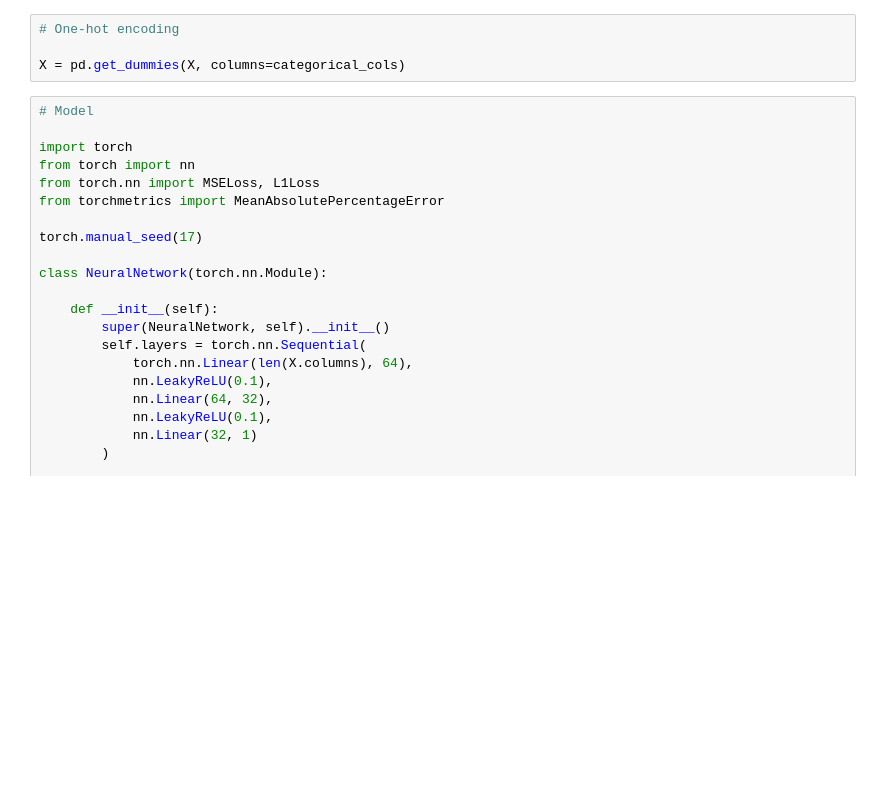
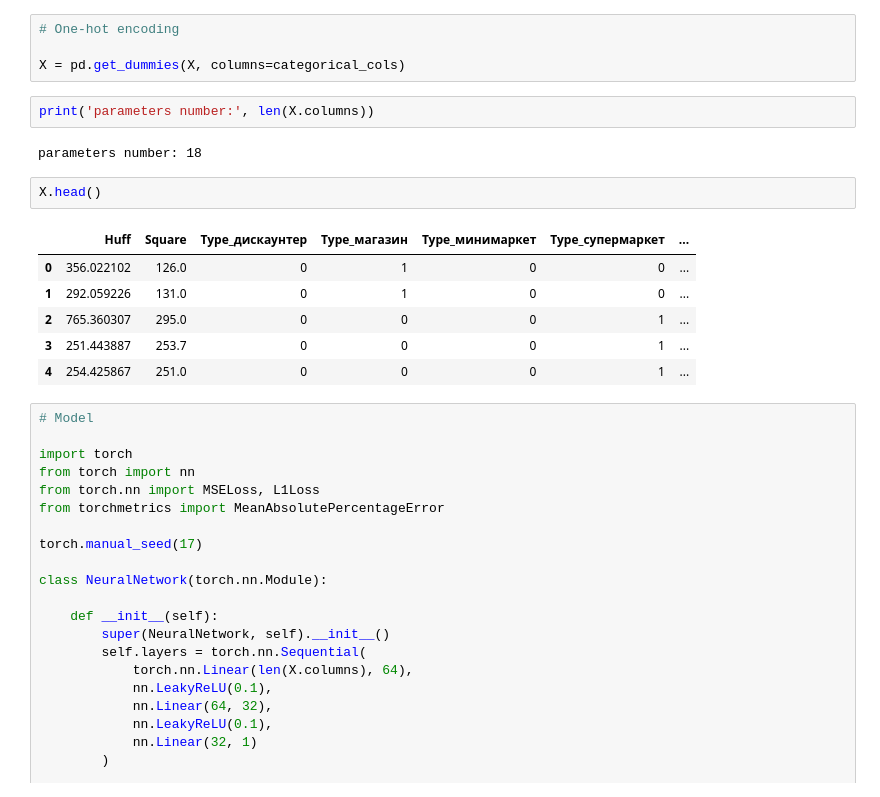
Before and after one commit to HSEGeoMarketing/FinalRepository, a Jupyter notebook: Prediction-and-map/model_nn.ipynb, the cells around one changed output. Cells and saved outputs as stored; diff of their text form; blank space fills up the shorter version.

```diff
--- a/Prediction-and-map/model_nn.ipynb
+++ b/Prediction-and-map/model_nn.ipynb
@@ -97,6 +97,19 @@ X.head()
 # One-hot encoding
 
 X = pd.get_dummies(X, columns=categorical_cols)
+# %%
+print('parameters number:', len(X.columns))
+# %% [output]
+parameters number: 18
+# %%
+X.head()
+# %% [output]
+|  | Huff | Square | Type_дискаунтер | Type_магазин | Type_минимаркет | Type_супермаркет | ... |
+| 0 | 356.022102 | 126.0 | 0 | 1 | 0 | 0 | ... |
+| 1 | 292.059226 | 131.0 | 0 | 1 | 0 | 0 | ... |
+| 2 | 765.360307 | 295.0 | 0 | 0 | 0 | 1 | ... |
+| 3 | 251.443887 | 253.7 | 0 | 0 | 0 | 1 | ... |
+| 4 | 254.425867 | 251.0 | 0 | 0 | 0 | 1 | ... |
 # %%
 # Model
 
```
Also changed, not shown: parts of 2 cells of this notebook, 2 other files.
